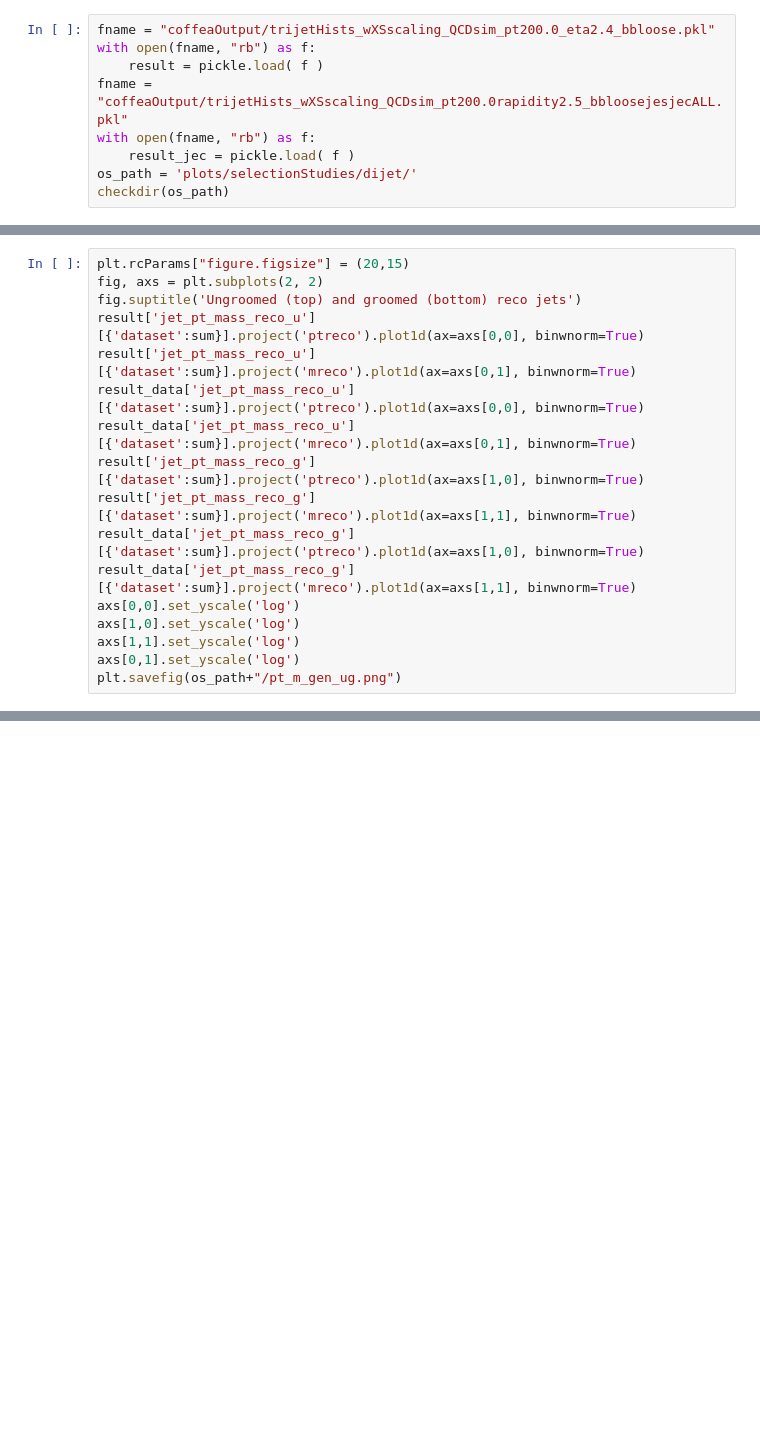
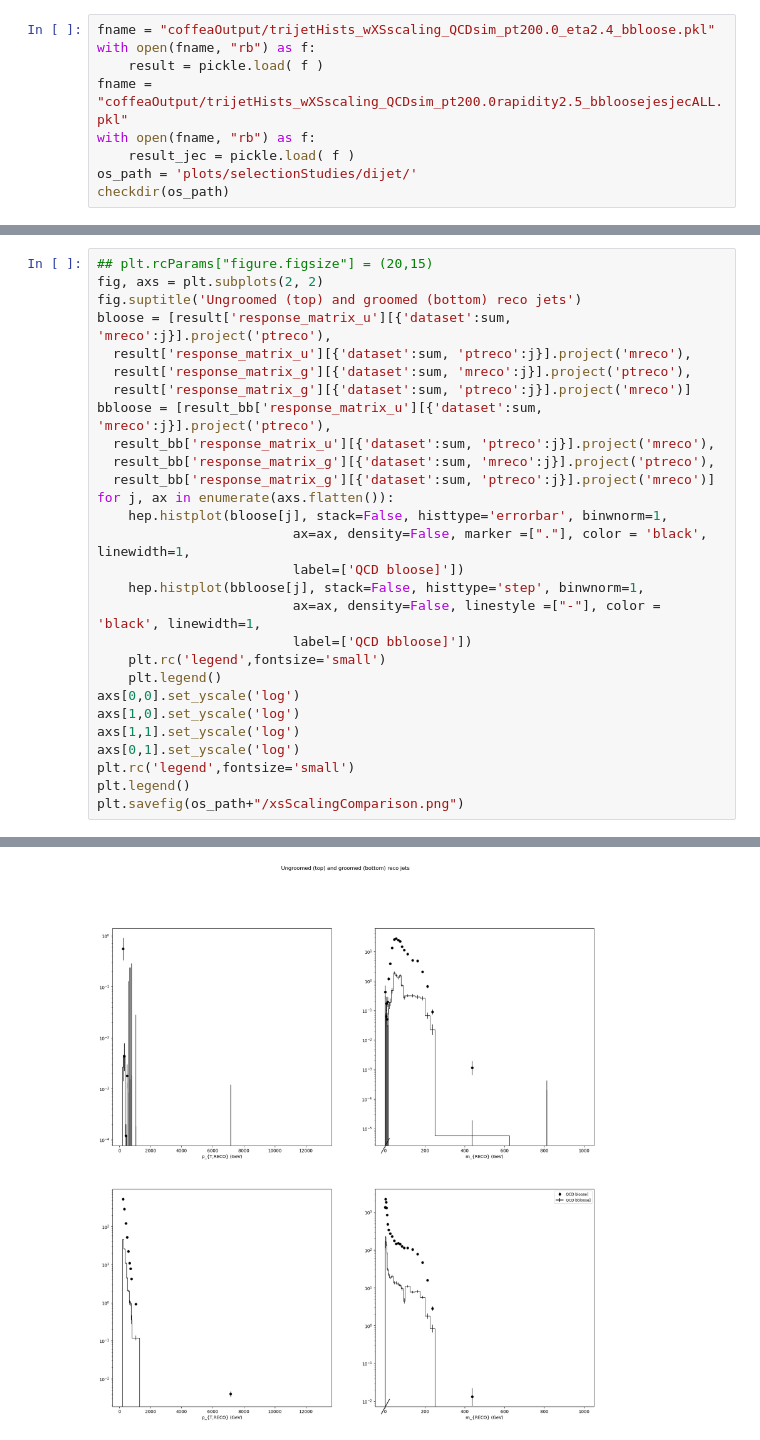
Before and after one commit to laurenhay/GluonJetMass, a Jupyter notebook: CompareDataMC.ipynb, the cells around one changed output, grey strips where cells are left out. Saved outputs shown, nothing was run; the diff lists cells and outputs as text; blank space fills up the shorter version.

```diff
--- a/CompareDataMC.ipynb
+++ b/CompareDataMC.ipynb
@@ -114,17 +175,29 @@ checkdir(os_path)
-# %%
-plt.rcParams["figure.figsize"] = (20,15)
-fig, axs = plt.subplots(2, 2)
-fig.suptitle('Ungroomed (top) and groomed (bottom) reco jets')
-result['jet_pt_mass_reco_u'][{'dataset':sum}].project('ptreco').plot1d(ax=axs[0,0], binwnorm=True)
-result['jet_pt_mass_reco_u'][{'dataset':sum}].project('mreco').plot1d(ax=axs[0,1], binwnorm=True)
-result_data['jet_pt_mass_reco_u'][{'dataset':sum}].project('ptreco').plot1d(ax=axs[0,0], binwnorm=True)
-result_data['jet_pt_mass_reco_u'][{'dataset':sum}].project('mreco').plot1d(ax=axs[0,1], binwnorm=True)
-result['jet_pt_mass_reco_g'][{'dataset':sum}].project('ptreco').plot1d(ax=axs[1,0], binwnorm=True)
-result['jet_pt_mass_reco_g'][{'dataset':sum}].project('mreco').plot1d(ax=axs[1,1], binwnorm=True)
-result_data['jet_pt_mass_reco_g'][{'dataset':sum}].project('ptreco').plot1d(ax=axs[1,0], binwnorm=True)
-result_data['jet_pt_mass_reco_g'][{'dataset':sum}].project('mreco').plot1d(ax=axs[1,1], binwnorm=True)
-axs[0,0].set_yscale('log')
-axs[1,0].set_yscale('log')
-axs[1,1].set_yscale('log')
-axs[0,1].set_yscale('log')
-plt.savefig(os_path+"/pt_m_gen_ug.png")
+# %%
+## plt.rcParams["figure.figsize"] = (20,15)
+fig, axs = plt.subplots(2, 2)
+fig.suptitle('Ungroomed (top) and groomed (bottom) reco jets')
+bloose = [result['response_matrix_u'][{'dataset':sum, 'mreco':j}].project('ptreco'),
+  result['response_matrix_u'][{'dataset':sum, 'ptreco':j}].project('mreco'),
+  result['response_matrix_g'][{'dataset':sum, 'mreco':j}].project('ptreco'),
+  result['response_matrix_g'][{'dataset':sum, 'ptreco':j}].project('mreco')]
+bbloose = [result_bb['response_matrix_u'][{'dataset':sum, 'mreco':j}].project('ptreco'),
+  result_bb['response_matrix_u'][{'dataset':sum, 'ptreco':j}].project('mreco'),
+  result_bb['response_matrix_g'][{'dataset':sum, 'mreco':j}].project('ptreco'),
+  result_bb['response_matrix_g'][{'dataset':sum, 'ptreco':j}].project('mreco')]
+for j, ax in enumerate(axs.flatten()):
+    hep.histplot(bloose[j], stack=False, histtype='errorbar', binwnorm=1,
+                         ax=ax, density=False, marker =["."], color = 'black', linewidth=1,
+                         label=['QCD bloose]'])
+    hep.histplot(bbloose[j], stack=False, histtype='step', binwnorm=1,
+                         ax=ax, density=False, linestyle =["-"], color = 'black', linewidth=1,
+                         label=['QCD bbloose]'])
+    plt.rc('legend',fontsize='small')
+    plt.legend()
+axs[0,0].set_yscale('log')
+axs[1,0].set_yscale('log')
+axs[1,1].set_yscale('log')
+axs[0,1].set_yscale('log')
+plt.rc('legend',fontsize='small')
+plt.legend()
+plt.savefig(os_path+"/xsScalingComparison.png")
+# %% [output]
@@ -130,0 +207 @@ plt.savefig(os_path+"/pt_m_gen_ug.png")
+[figure, added]
```
Also changed, not shown: parts of 7 cells of this notebook, 6 other files.
